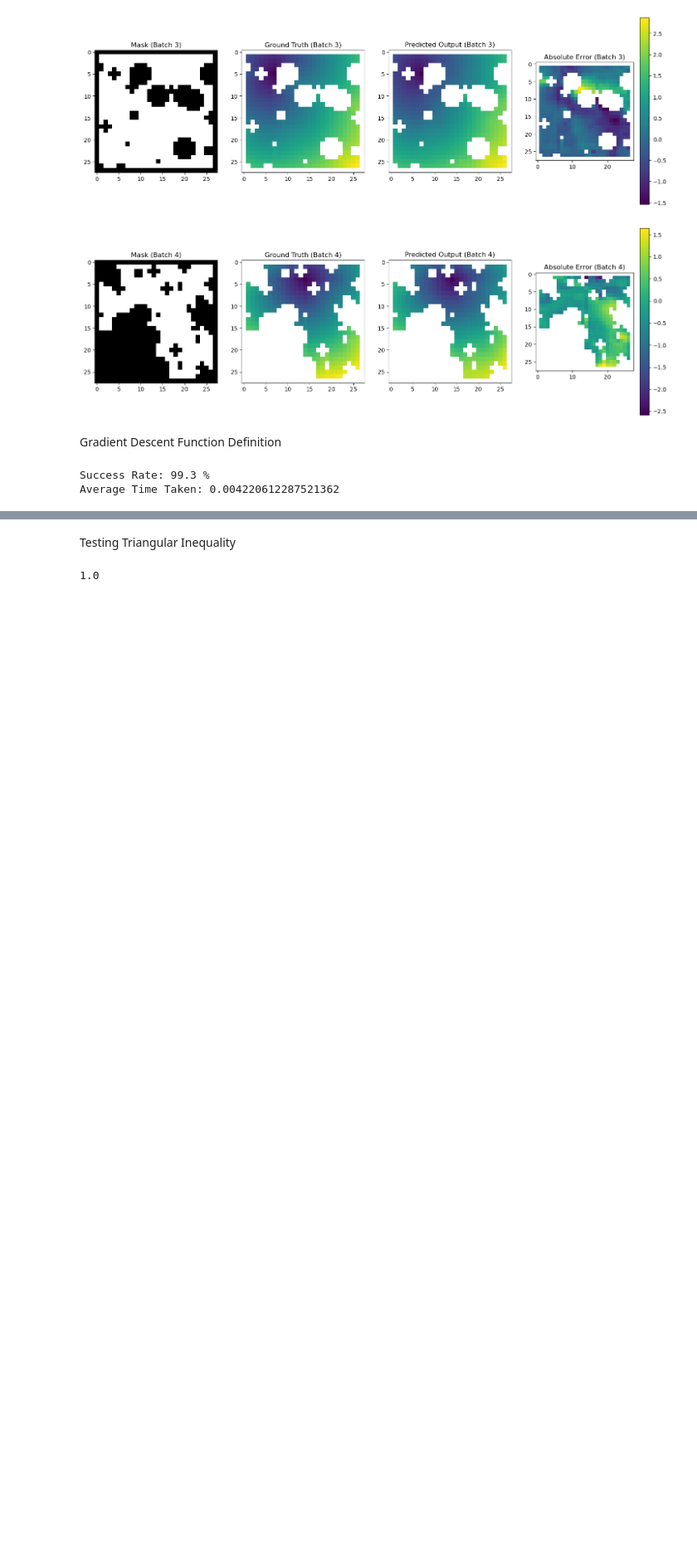
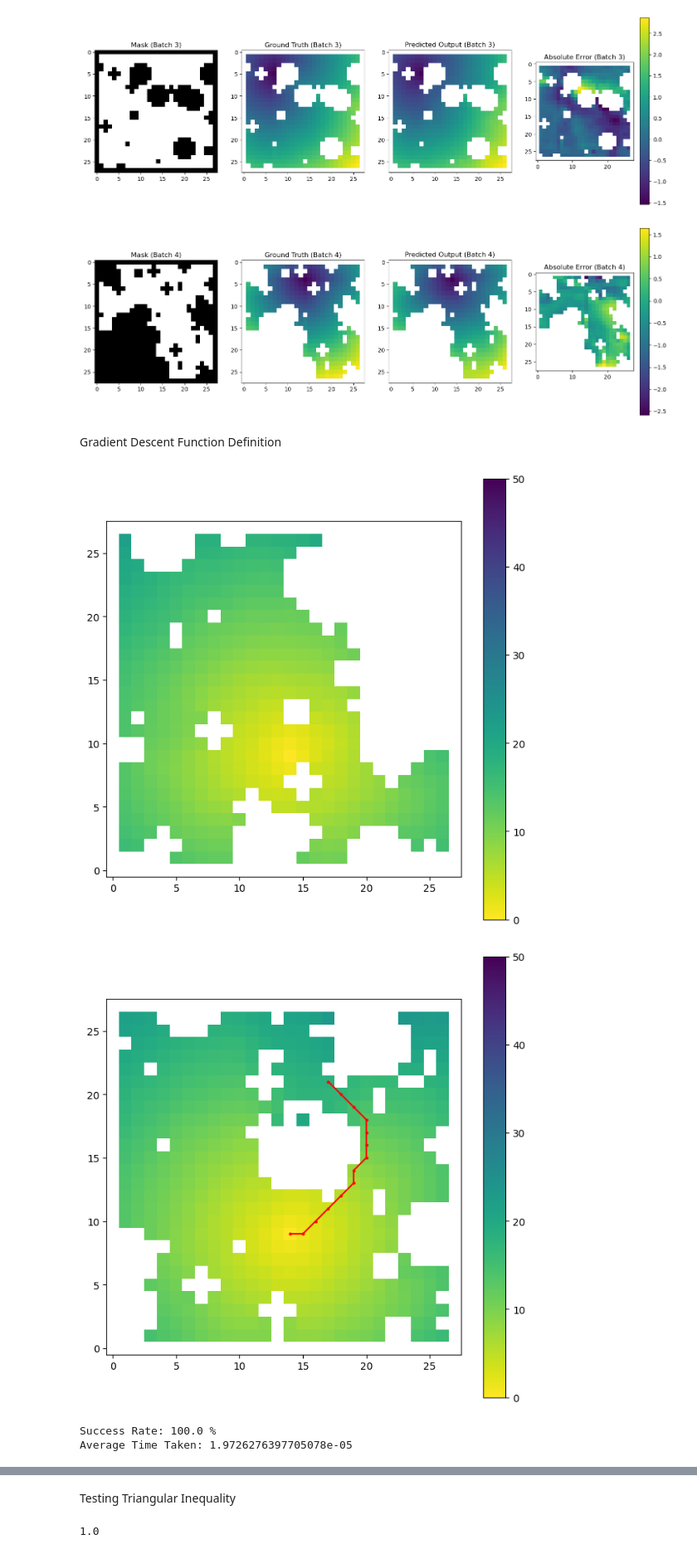
Before and after one commit to sharath-matada/Planning_Operator, a Jupyter notebook: 2D_Experiments/small_maps/PlanningOperatorTest_LearningComparisions_28X28 mode.ipynb, the cells around one changed output, grey strips where cells are left out. Shown at 83% size. Saved outputs shown, nothing was run; the diff lists cells and outputs as text; code cells hidden in the pictures; blank space fills up the shorter version.

```diff
--- a/2D_Experiments/small_maps/PlanningOperatorTest_LearningComparisions_28X28 mode.ipynb
+++ b/2D_Experiments/small_maps/PlanningOperatorTest_LearningComparisions_28X28 mode.ipynb
@@ -103,7 +128,7 @@ test_loader = torch.utils.data.DataLoader(torch.utils.data.TensorDataset(mask_te
 
 
 model = PlanningOperator2D(modes, modes, width, nlayers)
-model.load_state_dict(torch.load("planningoperator_vin_maze27x27_symmetric_norm/n50540_lr5.000000e-03_gamma5.000000e-01_wd3.000000e-06_seed5/model_depth4.ckpt"))
+model.load_state_dict(torch.load("trained_models/planningoperator_vin_maze27x27_symmetric_norm/n50540_lr5.000000e-03_gamma5.000000e-01_wd3.000000e-06_seed5/model_depth4.ckpt"))
 model.eval()
 device = torch.device('cuda' if torch.cuda.is_available() else 'cpu')
 model.to(device)
@@ -214,7 +239,7 @@ def perform_gradient_descent(value_function, start_point, learning_rate, num_ste
                 plt.plot([p[1] for p in path_points], [p[0] for p in path_points], 'ro-', markersize=2)  # Reversed plotting
                 plt.gca().set_aspect('equal', adjustable='box')
                 plt.show()
-            return False, 0
+            return False, 0, 0
 
         if best_action is not None:
             current_point += learning_rate * best_action
@@ -226,18 +251,18 @@ def perform_gradient_descent(value_function, start_point, learning_rate, num_ste
                     plt.plot([p[1] for p in path_points], [p[0] for p in path_points], 'ro-', markersize=2)  # Reversed plotting
                     plt.gca().set_aspect('equal', adjustable='box')
                     plt.show()
-                return True, path_length  # Success
+                return True, path_length, path_points  # Success
         else:
             if plotfails:
                 plt.plot([p[1] for p in path_points], [p[0] for p in path_points], 'ro-', markersize=2)  # Reversed plotting
                 plt.gca().set_aspect('equal', adjustable='box')
                 plt.show()
-            return False, 0  # No valid action found
+            return False, 0, 0  # No valid action found
     if plotfails:
         plt.plot([p[1] for p in path_points], [p[0] for p in path_points], 'ro-', markersize=2)  # Reversed plotting
         plt.gca().set_aspect('equal', adjustable='box')
         plt.show()
-    return False, 0
+    return False, 0, 0
 # %%
 # Define signed distance function
 def calculate_signed_distance(velocity_matrix):
@@ -273,7 +286,50 @@ testing_data_28x28 = testing_data_28x28["all_states_xy"]
 # %%
+success_count = 0
+count = 0
+averagepath = 0
+start_positions = []
+nodesexplored = 0
+success_time = 0
+
+from scipy.io import loadmat
+testing_data_28x28 = loadmat('dataset/gridworld_28_test.mat')
+testing_data_28x28_maps = testing_data_28x28["all_im_data"]
+testing_data_28x28 = testing_data_28x28["all_states_xy"]
+
+# combined = list(zip(testing_data_28x28_maps, testing_data_28x28))
+# np.random.shuffle(combined)
+
+# # Unzip the shuffled data back into separate variables
+# shuffled_maps, shuffled_states = zip(*combined)
+
+# # Convert the unzipped data back to arrays
+# shuffled_maps = np.array(shuffled_maps)
+# shuffled_states = np.array(shuffled_states)
+
+
+# testing_data_28x28_maps = shuffled_maps
+# testing_data_28x28 = shuffled_states
+
+
+
+combined = list(zip(testing_data_28x28_maps, testing_data_28x28))
+np.random.shuffle(combined)
+
+# Unzip the shuffled data back into separate variables
+shuffled_maps, shuffled_states = zip(*combined)
+
+# Convert the unzipped data back to arrays
+shuffled_maps = np.array(shuffled_maps)
+shuffled_states = np.array(shuffled_states)
+
+
+testing_data_28x28_maps = shuffled_maps
+testing_data_28x28 = shuffled_states
 
 # output = predicted_output
 for batch_idx, (mask, chi, ground_truth, gg) in enumerate(test_loader):
+    if count == 1:
+        break
     ss = gg.clone()
     gg1 = gg.clone()
     for i in range(0,10):
@@ -293,39 +349,41 @@ for batch_idx, (mask, chi, ground_truth, gg) in enumerate(test_loader):
     predicted_output = model(chi[0].unsqueeze(0),gg1[0].unsqueeze(0))
     predicted_output = torch.where(mask == 0, torch.tensor(float('inf')), predicted_output)
     value_function = predicted_output[0,:,:,0].cpu().detach().numpy()
-    success,lenght = perform_gradient_descent(value_function,start_point, learning_rate, num_steps, goal)
+    success,lenght, path = perform_gradient_descent(value_function,start_point, learning_rate, num_steps, goal,plotsuccess=True)
     dt = toc(t0)
     success_time+=dt
 
 
     if(success):
         success_count+=1
 
     else:
 
         failedmask = testing_data_28x28_maps.reshape(1000,28,28)[batch_idx,:,:]
-
         failedsdf = calculate_signed_distance(failedmask)
         failedmask = torch.tensor(failedmask, dtype=torch.float)
         failedmask = failedmask.unsqueeze(0).unsqueeze(-1).expand(1, 28, 28, 1)
         failedsdf = torch.tensor(failedsdf, dtype=torch.float)
         failedsdf = failedsdf.unsqueeze(0).unsqueeze(-1).expand(1, 28, 28, 1)
         input = smooth_chi(failedmask, failedsdf, smooth_coef)
         input = input.to(device)
         failedmask = failedmask.to(device)
         failed_out = model(input[0].unsqueeze(0),gg1[0].unsqueeze(0))
         failed_out = torch.where(failedmask == 0, torch.tensor(float('inf')), failed_out)
         value_function = failed_out[0,:,:,0].cpu().detach().numpy()
-        success,lenght = perform_gradient_descent(value_function,start_point, learning_rate, num_steps, goal)
+        success,lenght, path = perform_gradient_descent(value_function,start_point, learning_rate, num_steps, goal, plotsuccess=True)
+
 
 
         if(success):
             success_count+=1
 
     count+=1
 
 print("Success Rate:",(success_count/count)*100,"%")
 print("Average Time Taken:",(success_time/1000))
 # %% [output]
+[figure, added]
+[figure, added]
-Success Rate: 99.3 %
-Average Time Taken: 0.004220612287521362
+Success Rate: 100.0 %
+Average Time Taken: 1.9726276397705078e-05
```
Also changed, not shown: parts of 7 cells of this notebook, 20 other files.
